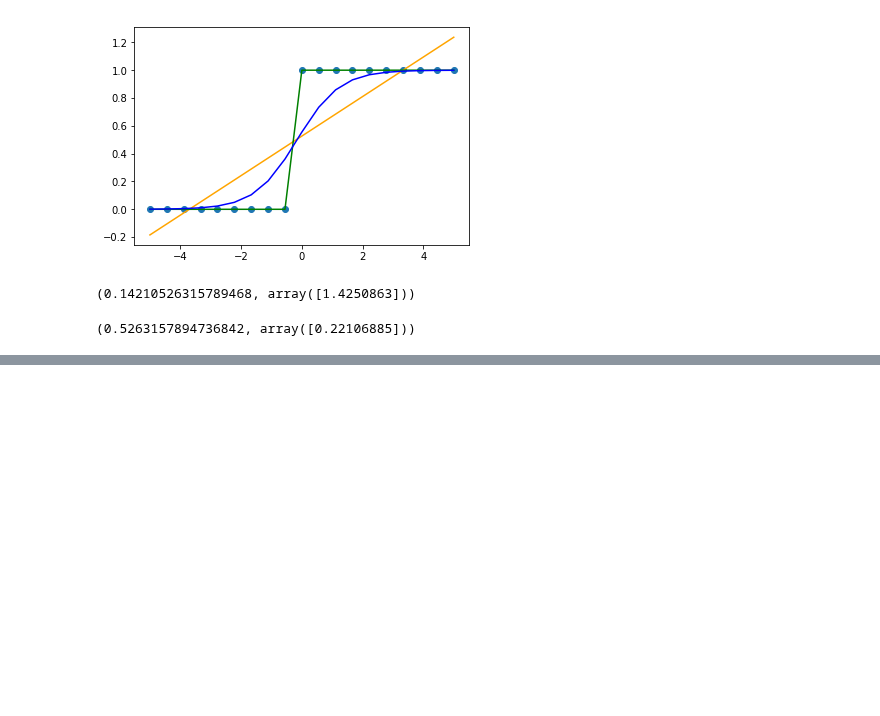
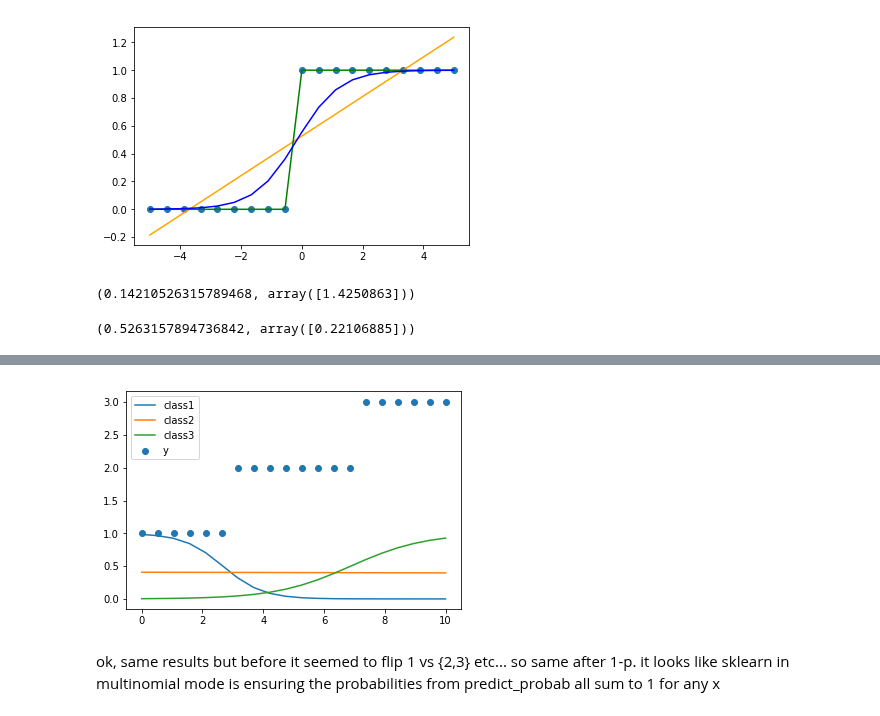
Before and after one commit to parrt/stratx, a Jupyter notebook: notebooks/play_logistic.ipynb, the cells around one changed output, grey strips where cells are left out. Saved outputs shown, nothing was run; the diff lists cells and outputs as text; code cells hidden in the pictures; blank space fills up the shorter version.

```diff
--- a/notebooks/play_logistic.ipynb
+++ b/notebooks/play_logistic.ipynb
@@ -119,0 +213,7 @@ array([0.42813272, 0.44322833, 0.45842952, 0.47370848, 0.48903685,
+# %%
+df = pd.DataFrame()
+a,b = 0,10
+n = 20
+df['x1'] = np.linspace(a,b,n)
+df['y']  = np.where(df['x1'].values<7, np.where(df['x1'].values<3, 1, 2), 3)
+df
@@ -119,0 +238,19 @@ array([0.42813272, 0.44322833, 0.45842952, 0.47370848, 0.48903685,
+# %%
+X, y = df[['x1']], df['y']
+classes = np.unique(y)
+
+intercepts = []
+coefs = []
+for c in classes:
+    logr = LogisticRegression(multi_class='ovr', C=10) # no regularization
+    y_ = np.where(y!=c, 1, 0)
+    logr.fit(X, y_)
+    coef = logr.coef_.flatten()
+    coefs.append(coef[0])
+    intercepts.append(logr.intercept_)
+
+    print(f"Class {c}", 'intercept', logr.intercept_, 'beta', logr.coef_.flatten())
+    print(logr.predict_proba(X)[:,0])
+
+coefs = np.array(coefs)
+intercepts = np.array(intercepts)
@@ -119,0 +274,18 @@ array([0.42813272, 0.44322833, 0.45842952, 0.47370848, 0.48903685,
+# %%
+fig, ax = plt.subplots(1, 1)
+
+def sigmoid(x): return 1 / (1 + np.exp(-x))
+def logodds2prob(x): return 1 / (1 + np.exp(x))
+
+ax.scatter(X.values, y)
+for ci,c in enumerate(classes):
+    logodds = X.values * coefs[ci] + intercepts[ci]
+    p = logodds2prob(logodds)
+    ax.plot(X.values, p, label=f'class{c}')
+
+ax.legend()
+plt.show()
+# %% [output]
+[figure, added]
+# %% [markdown]
+ok, same results but before it seemed to flip 1 vs {2,3} etc... so same after 1-p. it looks like sklearn in multinomial mode is ensuring the probabilities from predict_probab all sum to 1 for any x
```
Also changed, not shown: parts of 8 cells of this notebook.
